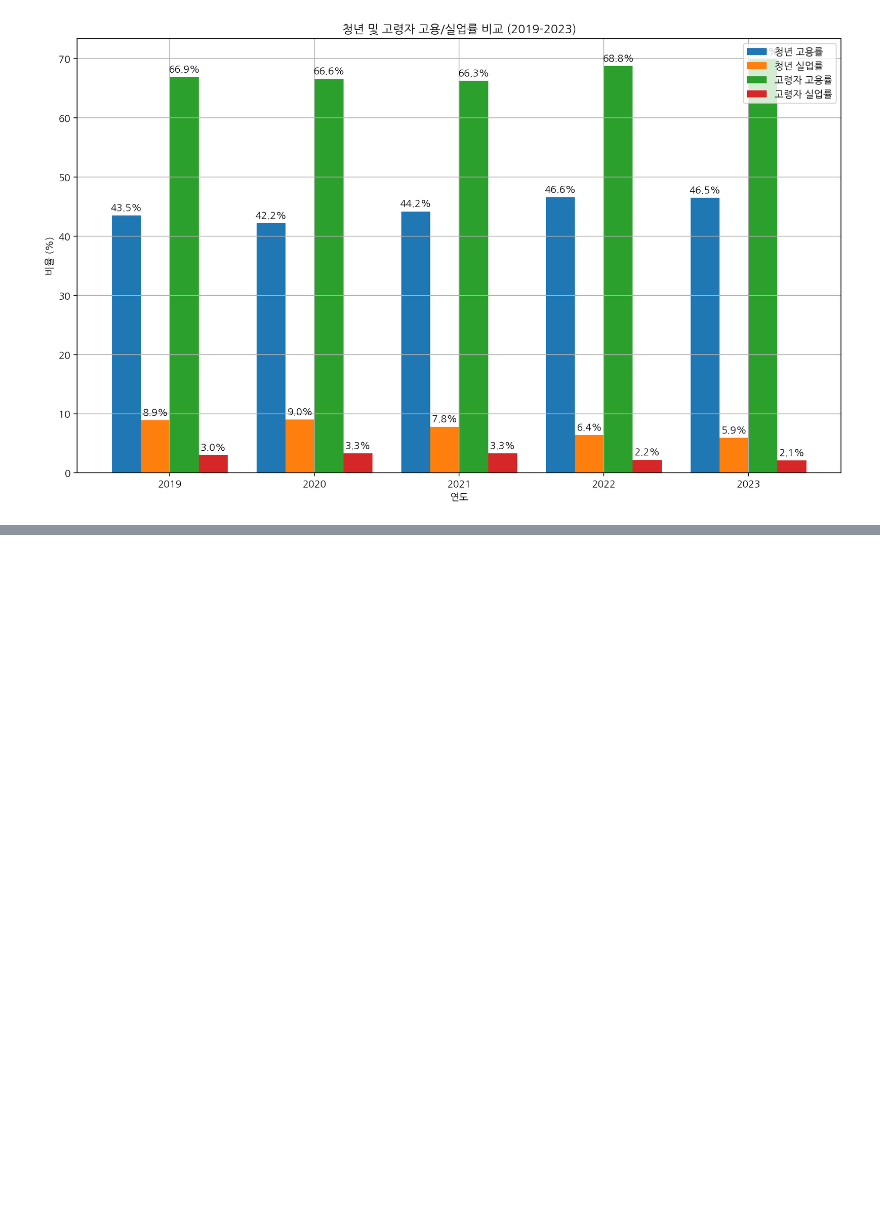
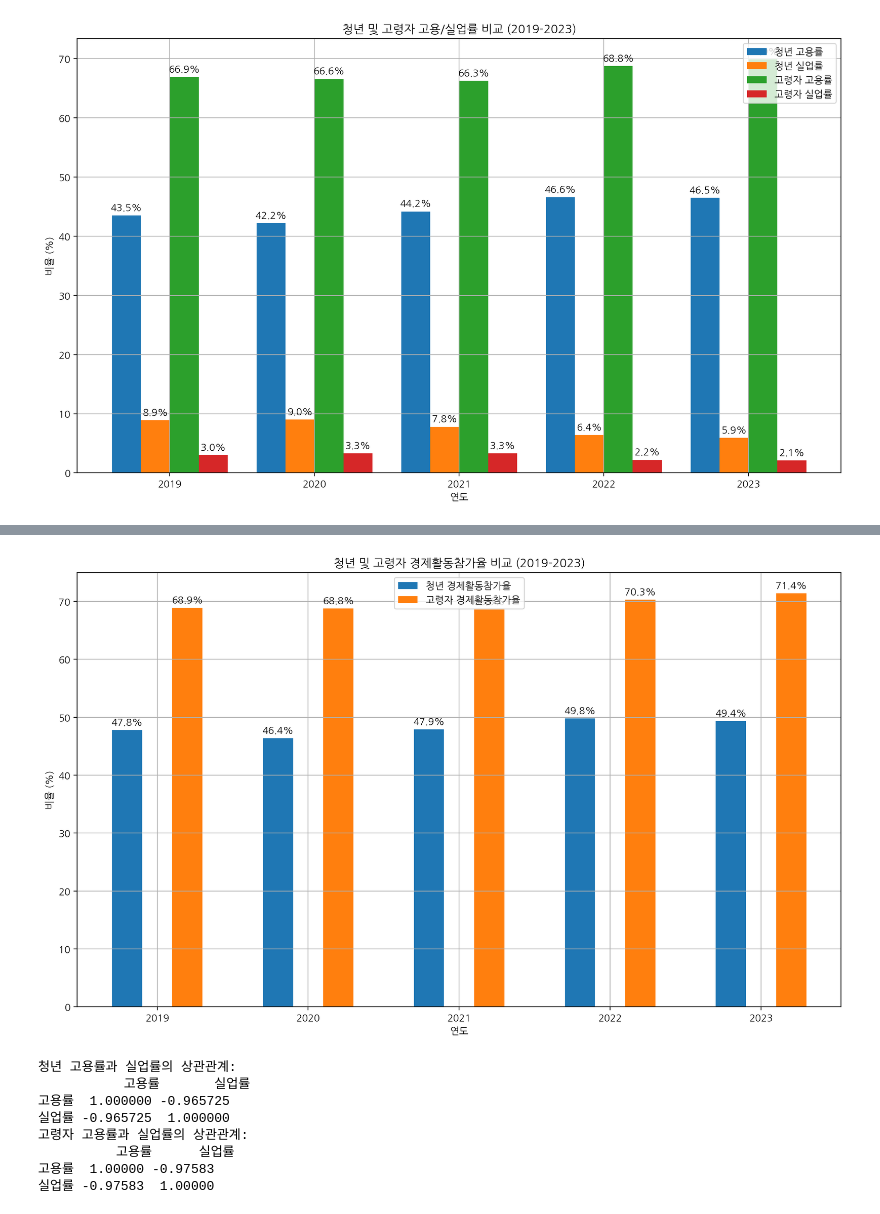
Before and after one commit to martinkim1/2024-1-my-BDA, a Jupyter notebook: 과제/데이터분석_과제.ipynb, the cells around one changed output, grey strips where cells are left out. Saved outputs shown, nothing was run; the diff lists cells and outputs as text; code cells hidden in the pictures; blank space fills up the shorter version.

```diff
--- a/과제/데이터분석_과제.ipynb
+++ b/과제/데이터분석_과제.ipynb
@@ -139,0 +188,36 @@ plt.show()
+# %%
+# 경제활동참가율 추가 분석
+fig, ax = plt.subplots(figsize=(14, 8))
+
+bar1 = ax.bar(index - 0.2, df_youth_filtered['경제활동참가율'], bar_width, label='청년 경제활동참가율')
+bar2 = ax.bar(index + 0.2, df_elderly_filtered['경제활동참가율'], bar_width, label='고령자 경제활동참가율')
+
+ax.set_xlabel('연도')
+ax.set_ylabel('비율 (%)')
+ax.set_title('청년 및 고령자 경제활동참가율 비교 (2019-2023)')
+ax.set_xticks(index)
+ax.set_xticklabels(years)
+ax.legend()
+
+add_labels(bar1)
+add_labels(bar2)
+
+plt.grid(True)
+plt.show()
+
+# 상관 분석
+correlation_youth = df_youth_filtered[['고용률', '실업률']].corr()
+correlation_elderly = df_elderly_filtered[['고용률', '실업률']].corr()
+
+print("청년 고용률과 실업률의 상관관계:\n", correlation_youth)
+print("고령자 고용률과 실업률의 상관관계:\n", correlation_elderly)
+# %% [output]
+[figure, added]
+청년 고용률과 실업률의 상관관계:
+           고용률       실업률
+고용률  1.000000 -0.965725
+실업률 -0.965725  1.000000
+고령자 고용률과 실업률의 상관관계:
+          고용률      실업률
+고용률  1.00000 -0.97583
+실업률 -0.97583  1.00000
```
Also changed, not shown: parts of 10 cells of this notebook.
